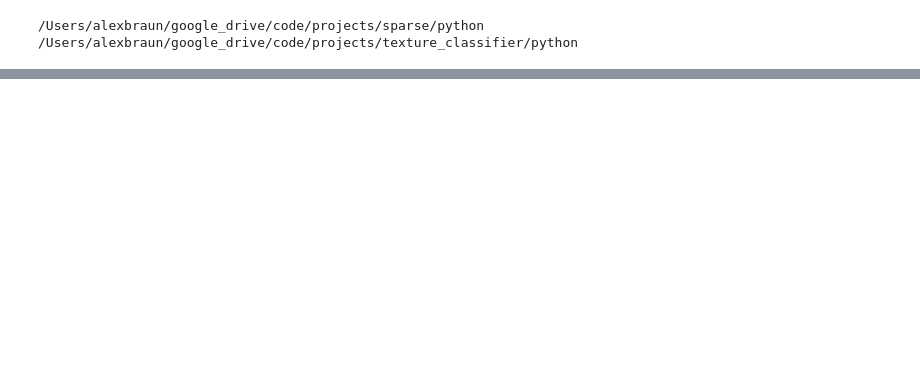
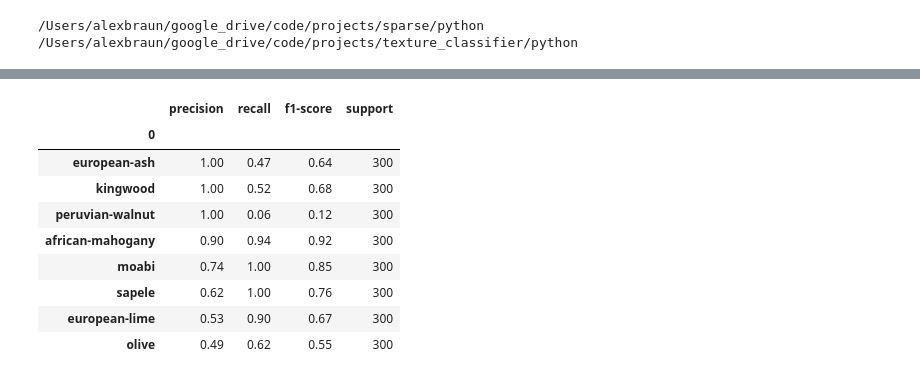
Before and after one commit to theNewFlesh/texture_classifier, a Jupyter notebook: ipython/model.ipynb, the cells around one changed output, grey strips where cells are left out. Saved outputs shown, nothing was run; the diff lists cells and outputs as text; code cells hidden in the pictures; blank space fills up the shorter version.

```diff
--- a/ipython/model.ipynb
+++ b/ipython/model.ipynb
@@ -193,3 +358,16 @@ report
+# %%
+report.drop('total', axis=0).sort('precision', ascending=False)
+# %% [output]
+|  | precision | recall | f1-score | support |
+| 0 |  |  |  |  |
+| european-ash | 1.00 | 0.47 | 0.64 | 300 |
+| kingwood | 1.00 | 0.52 | 0.68 | 300 |
+| peruvian-walnut | 1.00 | 0.06 | 0.12 | 300 |
+| african-mahogany | 0.90 | 0.94 | 0.92 | 300 |
+| moabi | 0.74 | 1.00 | 0.85 | 300 |
+| sapele | 0.62 | 1.00 | 0.76 | 300 |
+| european-lime | 0.53 | 0.90 | 0.67 | 300 |
+| olive | 0.49 | 0.62 | 0.55 | 300 |
 # %%
 x = Series(grid.best_estimator_.feature_importances_, index=train_x.columns)
 def func(item):
```
Also changed, not shown: parts of 10 cells of this notebook, 9 other files.
